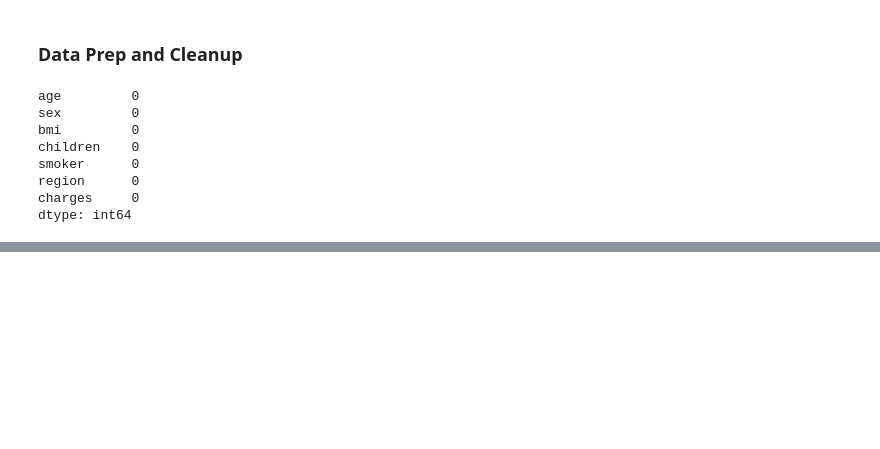
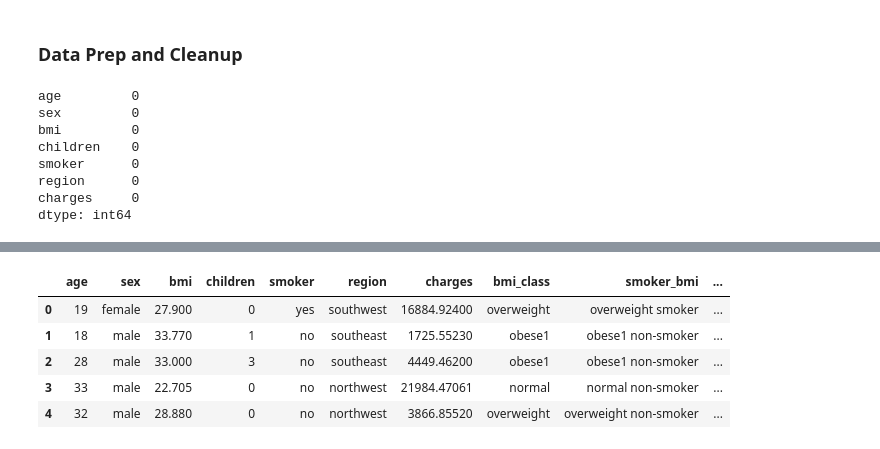
Before and after one commit to chloemd/DAT-1019-Chloe, a Jupyter notebook: Homework/Unit3/studentprojects/HW3_Insurance_Chloe.ipynb, the cells around one changed output, grey strips where cells are left out. Drawn from its saved outputs; the diff is of its cells as text; code cells hidden in the pictures; blank space fills up the shorter version.

```diff
--- a/Homework/Unit3/studentprojects/HW3_Insurance_Chloe.ipynb
+++ b/Homework/Unit3/studentprojects/HW3_Insurance_Chloe.ipynb
@@ -82,0 +288,11 @@ dtype: int64
+# %%
+bmis = [df['bmi'] < 18.5,
+        df['bmi'].between(18.5, 25),
+        df['bmi'].between(25, 30),
+        df['bmi'].between(30, 35),
+        df['bmi'].between(35, 40),
+        df['bmi'] >= 40]
+
+bmi_classes = ['underweight', 'normal', 'overweight', 'obese1', 'obese2', 'obese3']
+
+df['bmi_class'] = np.select(bmis, bmi_classes)
@@ -82,0 +412,15 @@ dtype: int64
+# %%
+ohe = OneHotEncoder(use_cat_names=True)
+#dropping BMI because it's being captured as a bmi class
+X = df.drop(['charges', 'bmi'], axis=1)
+y = df['charges']
+
+X_train, X_test, y_train, y_test = train_test_split(X, y, test_size=0.25, random_state=1985)
+
+
+X_train = ohe.fit_transform(X_train)
+X_test = ohe.transform(X_test)
+# %%
+gbm = GradientBoostingRegressor(n_estimators=50,max_depth=3)
+gbm.fit(X_train, y_train)
+gbm.score(X_train, y_train), gbm.score(X_test, y_test)
@@ -82,0 +472,11 @@ dtype: int64
+# %%
+df['Predicted Charges'] = gbm.predict(ohe.transform(X))
+# %%
+df.head()
+# %% [output]
+|  | age | sex | bmi | children | smoker | region | charges | bmi_class | smoker_bmi | ... |
+| 0 | 19 | female | 27.900 | 0 | yes | southwest | 16884.92400 | overweight | overweight smoker | ... |
+| 1 | 18 | male | 33.770 | 1 | no | southeast | 1725.55230 | obese1 | obese1 non-smoker | ... |
+| 2 | 28 | male | 33.000 | 3 | no | southeast | 4449.46200 | obese1 | obese1 non-smoker | ... |
+| 3 | 33 | male | 22.705 | 0 | no | northwest | 21984.47061 | normal | normal non-smoker | ... |
+| 4 | 32 | male | 28.880 | 0 | no | northwest | 3866.85520 | overweight | overweight non-smoker | ... |
```
Also changed, not shown: parts of 44 cells of this notebook, 2 other files.
